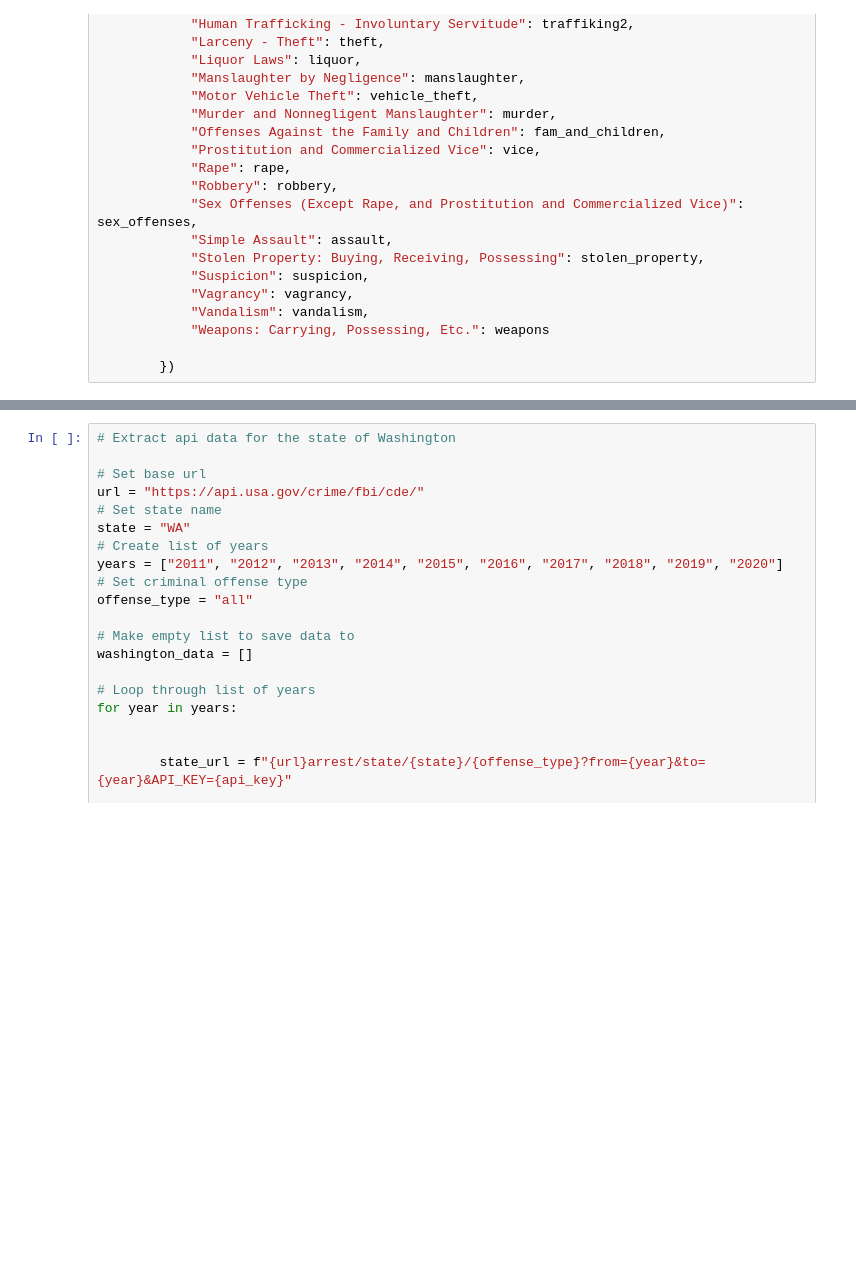
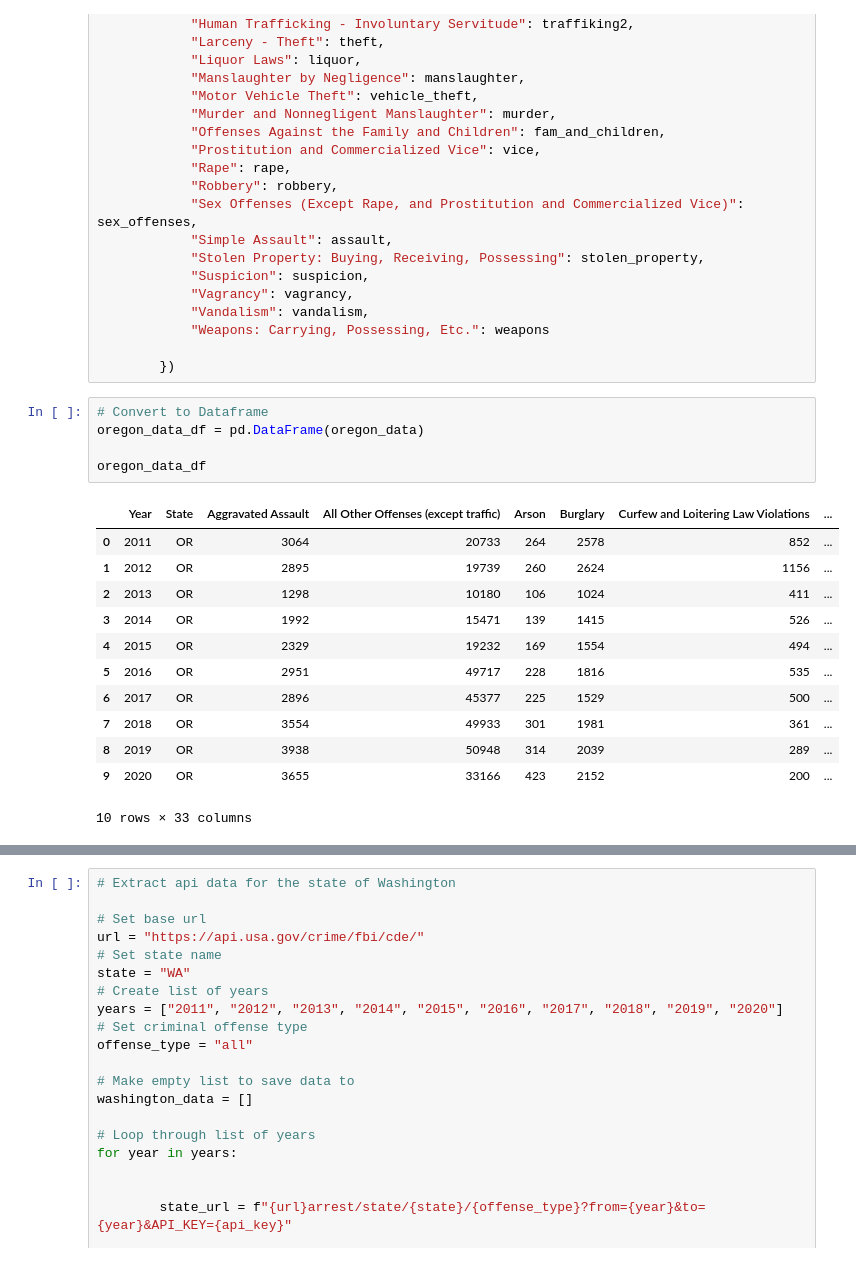
Before and after one commit to victorh360/Group_Project_1, a Jupyter notebook: API Data Extraction.ipynb, the cells around one changed output, grey strips where cells are left out. Drawn from its saved outputs; the diff is of its cells as text; blank space fills up the shorter version.

```diff
--- a/API Data Extraction.ipynb
+++ b/API Data Extraction.ipynb
@@ -107,4 +107,22 @@ for year in years:
             "Weapons: Carrying, Possessing, Etc.": weapons
 
         })
+# %%
+# Convert to Dataframe
+oregon_data_df = pd.DataFrame(oregon_data)
+
+oregon_data_df
+# %% [output]
+|  | Year | State | Aggravated Assault | All Other Offenses (except traffic) | Arson | Burglary | Curfew and Loitering Law Violations | ... |
+| 0 | 2011 | OR | 3064 | 20733 | 264 | 2578 | 852 | ... |
+| 1 | 2012 | OR | 2895 | 19739 | 260 | 2624 | 1156 | ... |
+| 2 | 2013 | OR | 1298 | 10180 | 106 | 1024 | 411 | ... |
+| 3 | 2014 | OR | 1992 | 15471 | 139 | 1415 | 526 | ... |
+| 4 | 2015 | OR | 2329 | 19232 | 169 | 1554 | 494 | ... |
+| 5 | 2016 | OR | 2951 | 49717 | 228 | 1816 | 535 | ... |
+| 6 | 2017 | OR | 2896 | 45377 | 225 | 1529 | 500 | ... |
+| 7 | 2018 | OR | 3554 | 49933 | 301 | 1981 | 361 | ... |
+| 8 | 2019 | OR | 3938 | 50948 | 314 | 2039 | 289 | ... |
+| 9 | 2020 | OR | 3655 | 33166 | 423 | 2152 | 200 | ... |
+10 rows × 33 columns
 # %%
```
Also changed, not shown: parts of 5 cells of this notebook, 4 other files.
